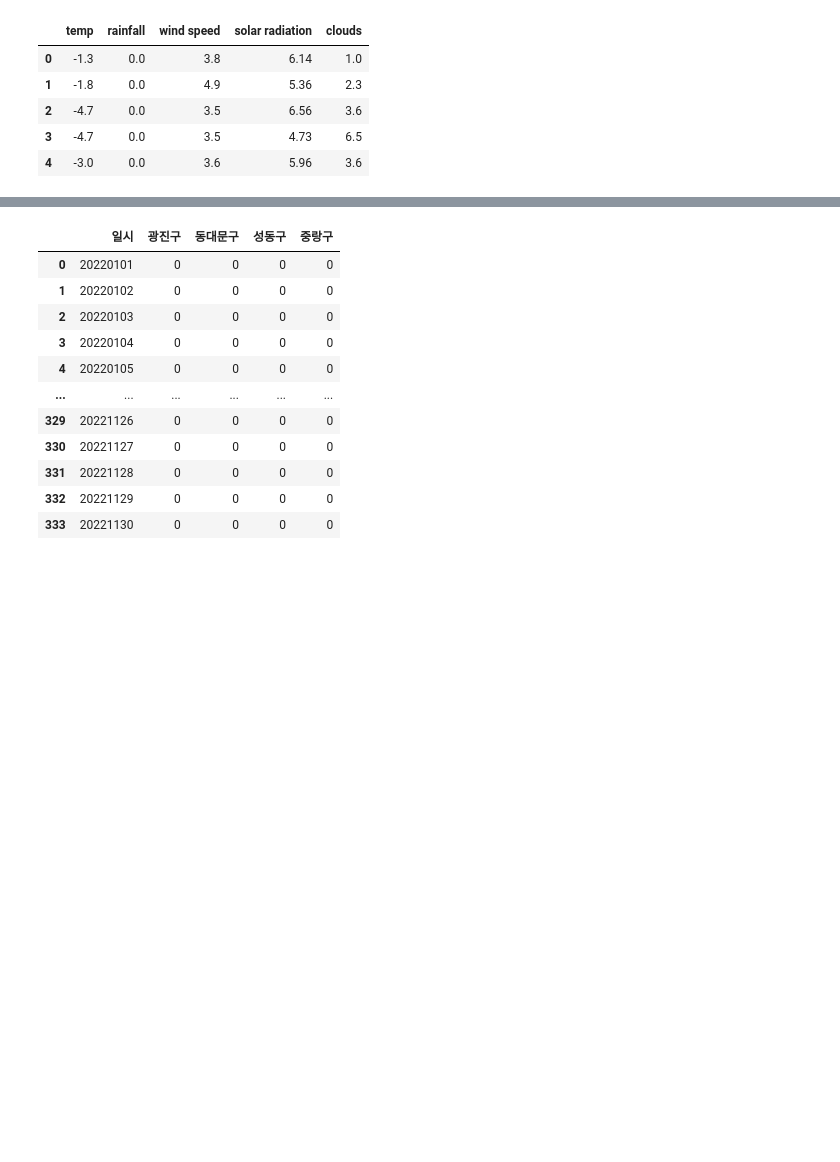
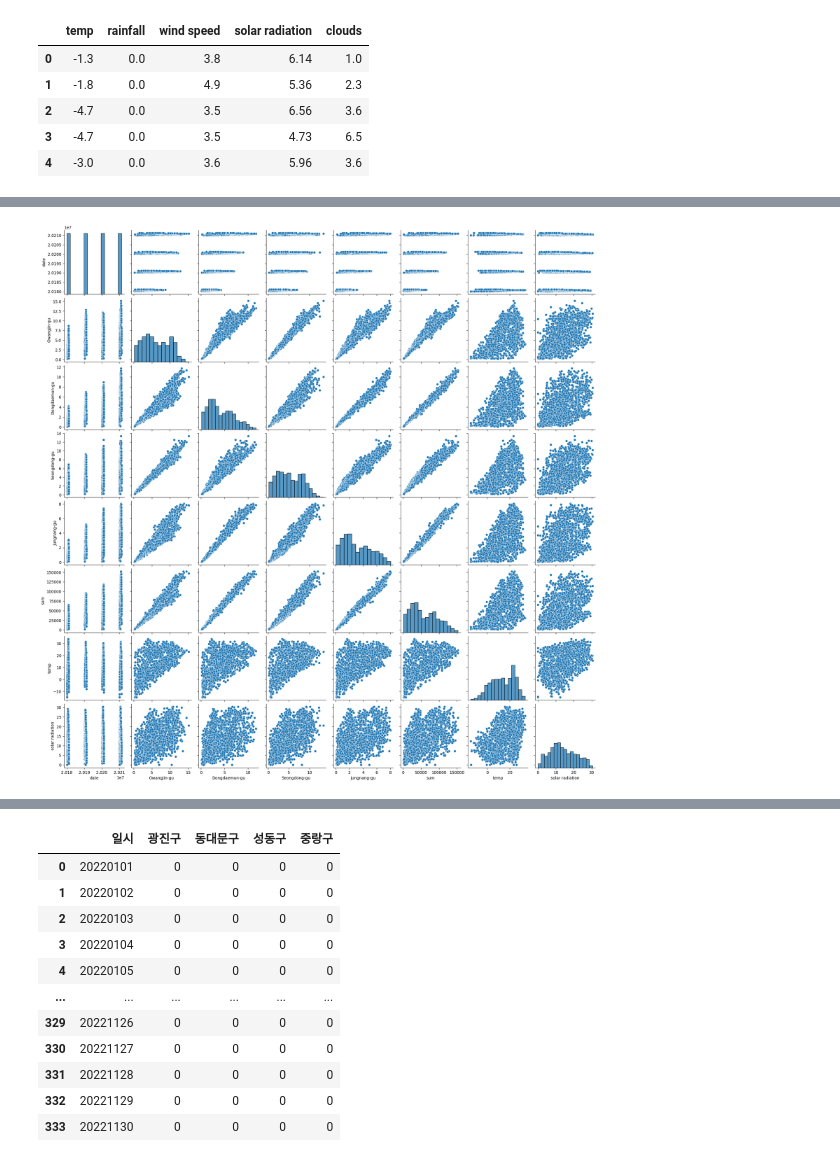
Before and after one commit to woojinhong03/My_Study_In_2022, a Jupyter notebook: uos/uos.ipynb, the cells around one changed output, grey strips where cells are left out. Cells and saved outputs as stored; diff of their text form; code cells hidden in the pictures; blank space fills up the shorter version.

```diff
--- a/uos/uos.ipynb
+++ b/uos/uos.ipynb
@@ -179,6 +227,8 @@ memory usage: 57.2 KB
 # %%
-# sns.pairplot(data=df)
-# plt.show()
+sns.pairplot(data=df)
+plt.show()
+# %% [output]
+[figure, added]
 # %%
 data = df.drop('Gwangjin-gu', axis=1).values
 target = df['Gwangjin-gu'].values
```
Also changed, not shown: parts of 24 cells of this notebook.
